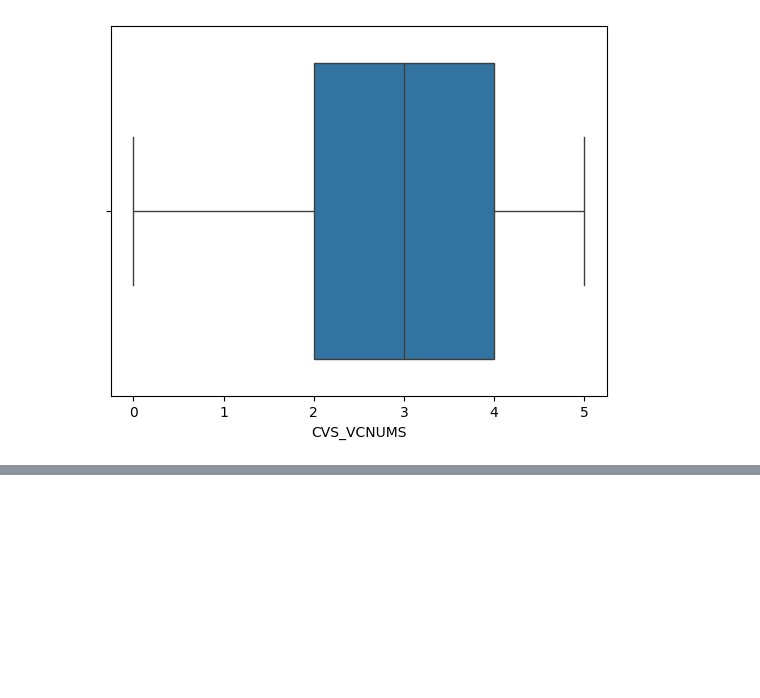
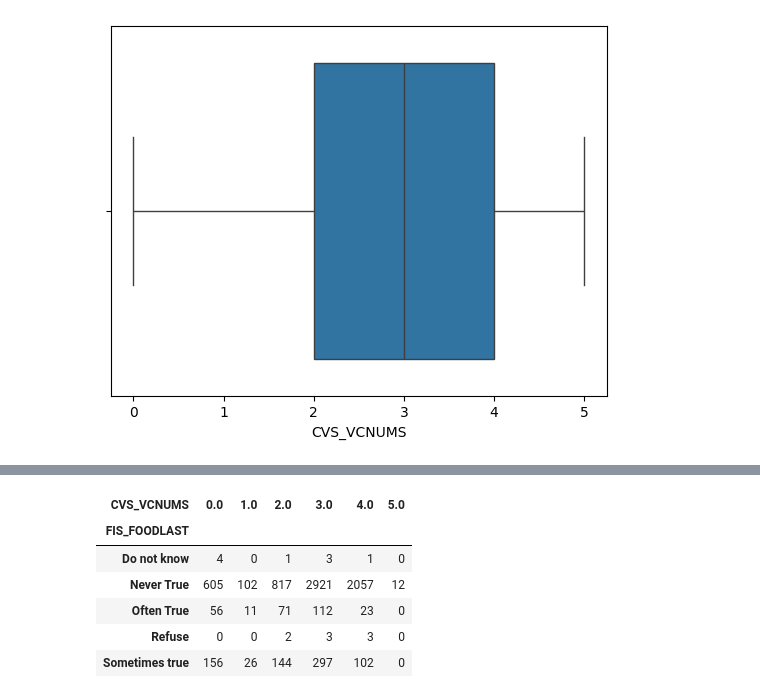
Before and after one commit to MeganVW06/visualization, a Jupyter notebook: assignment/assignment.ipynb, the cells around one changed output, grey strips where cells are left out. Saved outputs shown, nothing was run; the diff lists cells and outputs as text; code cells hidden in the pictures; blank space fills up the shorter version.

```diff
--- a/assignment/assignment.ipynb
+++ b/assignment/assignment.ipynb
@@ -302,0 +328,10 @@ sns.boxplot(data=df, x='CVS_VCNUMS')
+# %%
+pd.crosstab(fis, cvd)
+# %% [output]
+| CVS_VCNUMS | 0.0 | 1.0 | 2.0 | 3.0 | 4.0 | 5.0 |
+| FIS_FOODLAST |  |  |  |  |  |  |
+| Do not know | 4 | 0 | 1 | 3 | 1 | 0 |
+| Never True | 605 | 102 | 817 | 2921 | 2057 | 12 |
+| Often True | 56 | 11 | 71 | 112 | 23 | 0 |
+| Refuse | 0 | 0 | 2 | 3 | 3 | 0 |
+| Sometimes true | 156 | 26 | 144 | 297 | 102 | 0 |
```
Also changed, not shown: parts of 10 cells of this notebook.
